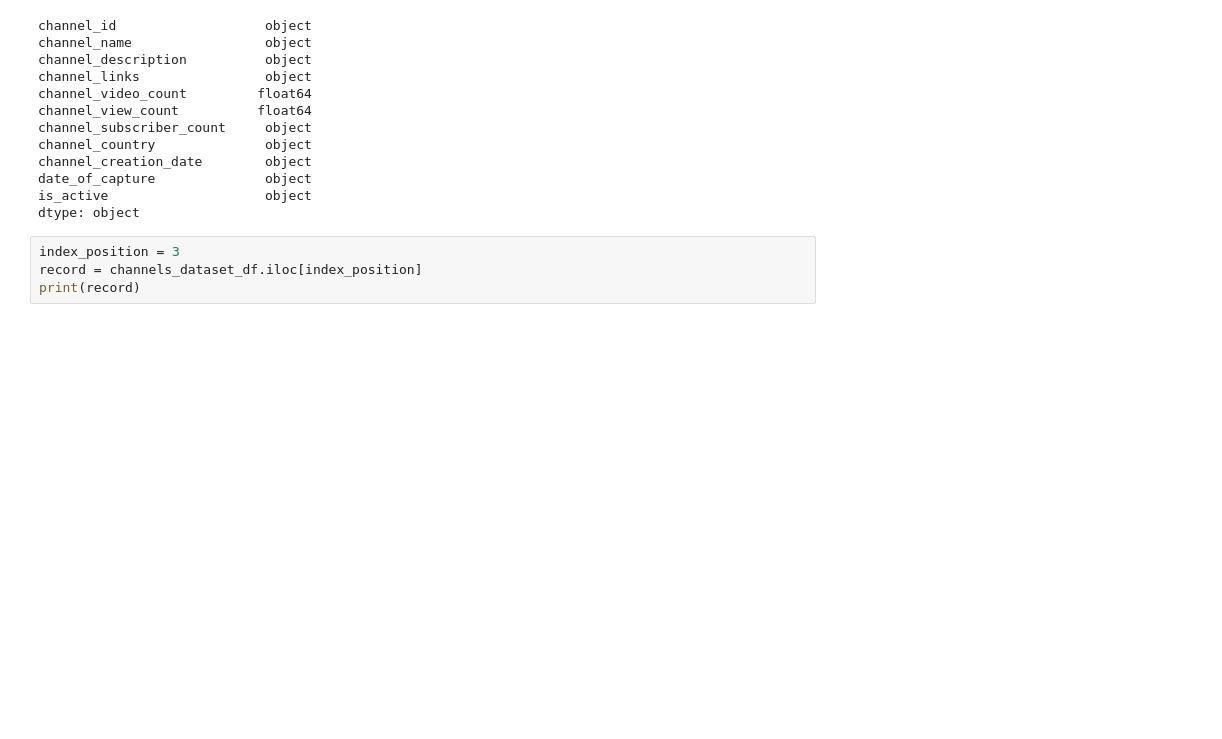
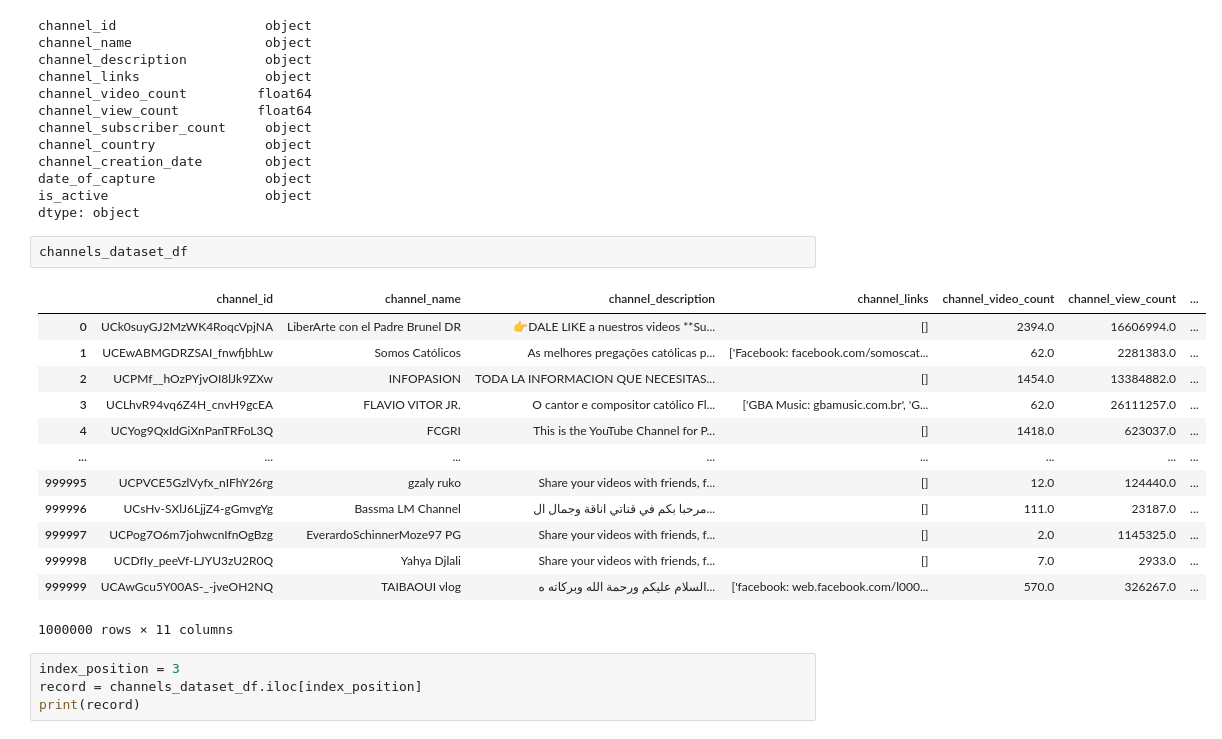
Before and after one commit to dogacanozil/YoutubeDataset, a Jupyter notebook: src/channel_descriptive_statistics.ipynb, the cells around one changed output. Drawn from its saved outputs; the diff is of its cells as text; blank space fills up the shorter version.

```diff
--- a/src/channel_descriptive_statistics.ipynb
+++ b/src/channel_descriptive_statistics.ipynb
@@ -35,6 +35,22 @@ channel_creation_date        object
 date_of_capture              object
 is_active                    object
 dtype: object
+# %%
+channels_dataset_df
+# %% [output]
+|  | channel_id | channel_name | channel_description | channel_links | channel_video_count | channel_view_count | ... |
+| 0 | UCk0suyGJ2MzWK4RoqcVpjNA | LiberArte con el Padre Brunel DR | 👉DALE LIKE a nuestros videos **Su... | [] | 2394.0 | 16606994.0 | ... |
+| 1 | UCEwABMGDRZSAI_fnwfjbhLw | Somos Católicos | As melhores pregações católicas p... | ['Facebook: facebook.com/somoscat... | 62.0 | 2281383.0 | ... |
+| 2 | UCPMf__hOzPYjvOI8lJk9ZXw | INFOPASION | TODA LA INFORMACION QUE NECESITAS... | [] | 1454.0 | 13384882.0 | ... |
+| 3 | UCLhvR94vq6Z4H_cnvH9gcEA | FLAVIO VITOR JR. | O cantor e compositor católico Fl... | ['GBA Music: gbamusic.com.br', 'G... | 62.0 | 26111257.0 | ... |
+| 4 | UCYog9QxIdGiXnPanTRFoL3Q | FCGRI | This is the YouTube Channel for P... | [] | 1418.0 | 623037.0 | ... |
+| ... | ... | ... | ... | ... | ... | ... | ... |
+| 999995 | UCPVCE5GzlVyfx_nIFhY26rg | gzaly ruko | Share your videos with friends, f... | [] | 12.0 | 124440.0 | ... |
+| 999996 | UCsHv-SXlJ6LjjZ4-gGmvgYg | Bassma LM Channel | مرحبا بكم في قناتي اناقة وجمال ال... | [] | 111.0 | 23187.0 | ... |
+| 999997 | UCPog7O6m7johwcnIfnOgBzg | EverardoSchinnerMoze97 PG | Share your videos with friends, f... | [] | 2.0 | 1145325.0 | ... |
+| 999998 | UCDfIy_peeVf-LJYU3zU2R0Q | Yahya Djlali | Share your videos with friends, f... | [] | 7.0 | 2933.0 | ... |
+| 999999 | UCAwGcu5Y00AS-_-jveOH2NQ | TAIBAOUI vlog | السلام عليكم ورحمة الله وبركاته ه... | ['facebook: web.facebook.com/l000... | 570.0 | 326267.0 | ... |
+1000000 rows × 11 columns
 # %%
 index_position = 3
 record = channels_dataset_df.iloc[index_position]
```
Also changed, not shown: 2 other files.
